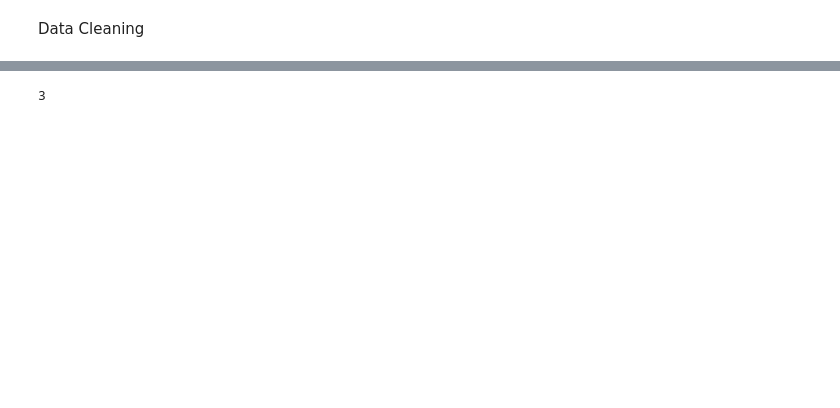
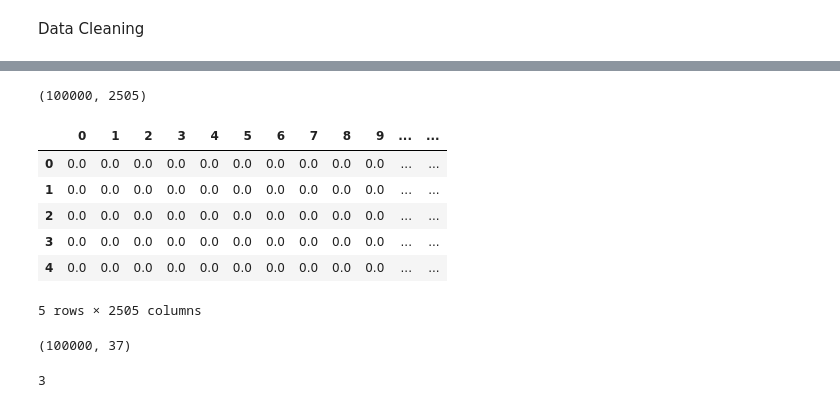
Before and after one commit to rodgomrod/kaggle_toxicity, a Jupyter notebook: Notebooks/Exploracion_datos.ipynb, the cells around one changed output, grey strips where cells are left out. Drawn from its saved outputs; the diff is of its cells as text; code cells hidden in the pictures; blank space fills up the shorter version.

```diff
--- a/Notebooks/Exploracion_datos.ipynb
+++ b/Notebooks/Exploracion_datos.ipynb
@@ -84,7 +117,7 @@ Conteo
 # %% [markdown]
 Data Cleaning
 # %%
-CHARS_TO_REMOVE = '!"#$%&()*+,-./:;<=>?@[\\]^_`{|}~\t\n“”’\'∞θ÷α•à−β∅³π‘₹´°£€\×™√²—'
+CHARS_TO_REMOVE = '!¡"#$%&()*+,-./:;<=>?@[\\]^_`{|}~\t\n“”’\'∞θ÷α•à−β∅³π‘₹´°£€\×™√²—'
 MAX_LEN = 1000
 stop_words = list(stopwords.words('english'))
 # %%
@@ -158,7 +172,24 @@ vectorizer = HashingVectorizer(n_features=2000)
+# %%
+vectorizer = TfidfVectorizer(max_features=2000).fit(text_data_clean2)
 # %%
 text_data_clean3 = vectorizer.transform(text_data_clean2).toarray()
 # %%
-X_train = pd.DataFrame(text_data_clean3)
+X_words = pd.DataFrame(text_data_clean3)
+# %%
+X_train = pd.concat([X_words, data_extra], axis=1)
+X_train.shape
+# %% [output]
+(100000, 2505)
+# %%
+X_train.head()
+# %% [output]
+|  | 0 | 1 | 2 | 3 | 4 | 5 | 6 | 7 | 8 | 9 | ... | ... |
+| 0 | 0.0 | 0.0 | 0.0 | 0.0 | 0.0 | 0.0 | 0.0 | 0.0 | 0.0 | 0.0 | ... | ... |
+| 1 | 0.0 | 0.0 | 0.0 | 0.0 | 0.0 | 0.0 | 0.0 | 0.0 | 0.0 | 0.0 | ... | ... |
+| 2 | 0.0 | 0.0 | 0.0 | 0.0 | 0.0 | 0.0 | 0.0 | 0.0 | 0.0 | 0.0 | ... | ... |
+| 3 | 0.0 | 0.0 | 0.0 | 0.0 | 0.0 | 0.0 | 0.0 | 0.0 | 0.0 | 0.0 | ... | ... |
+| 4 | 0.0 | 0.0 | 0.0 | 0.0 | 0.0 | 0.0 | 0.0 | 0.0 | 0.0 | 0.0 | ... | ... |
+5 rows × 2505 columns
 # %%
 tokenizer = Tokenizer(lower=True)
 # %%
@@ -184,6 +215,11 @@ X_train.head(10)
 #         drop_cols.append(str(i))
 # %%
 # X_train.drop(drop_cols, axis=1, inplace=True)
+# %%
+X_train = X_train[ft_sel]
+X_train.shape
+# %% [output]
+(100000, 37)
 # %%
 y_train = np.where(train['target'] >= 0.5, 1, 0)
 # %%
```
Also changed, not shown: parts of 20 cells of this notebook.
